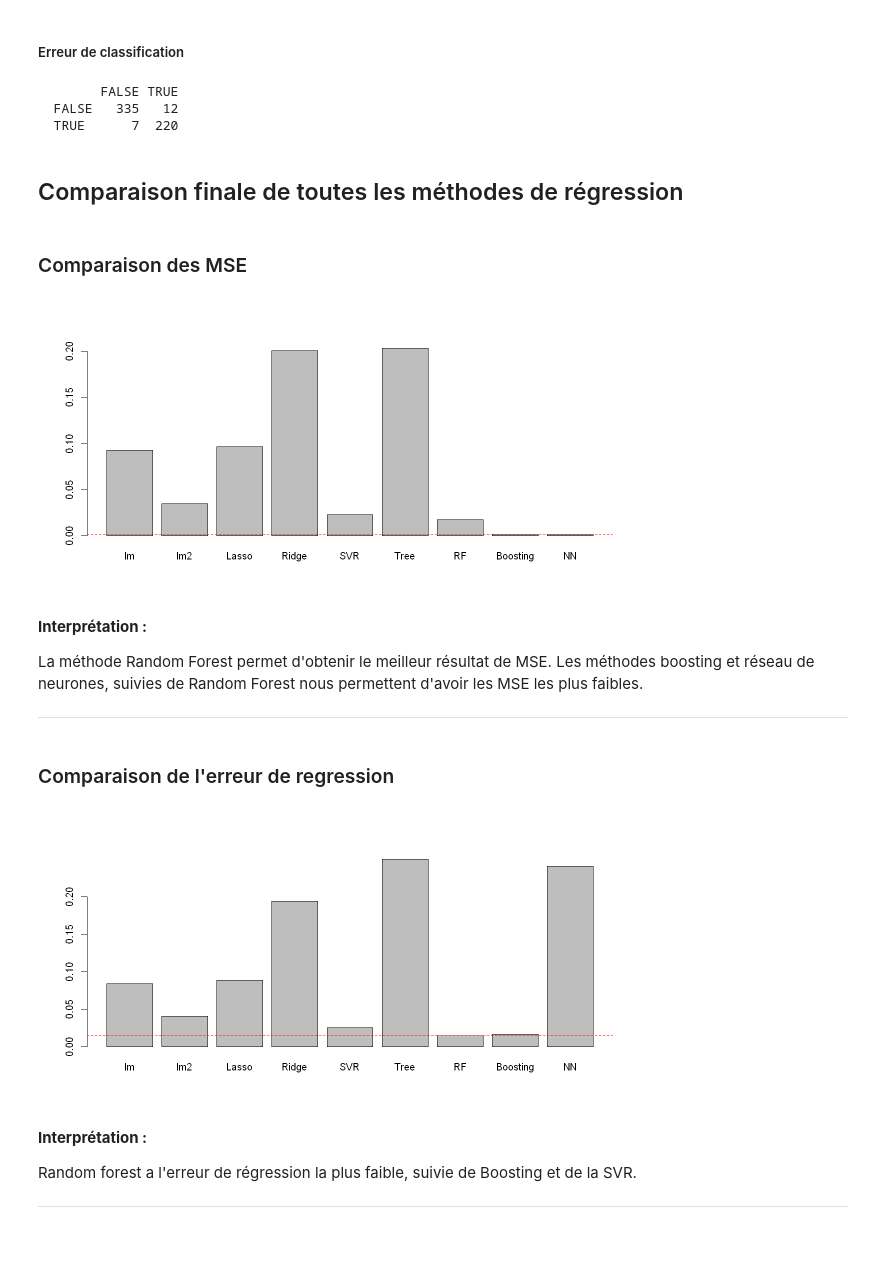
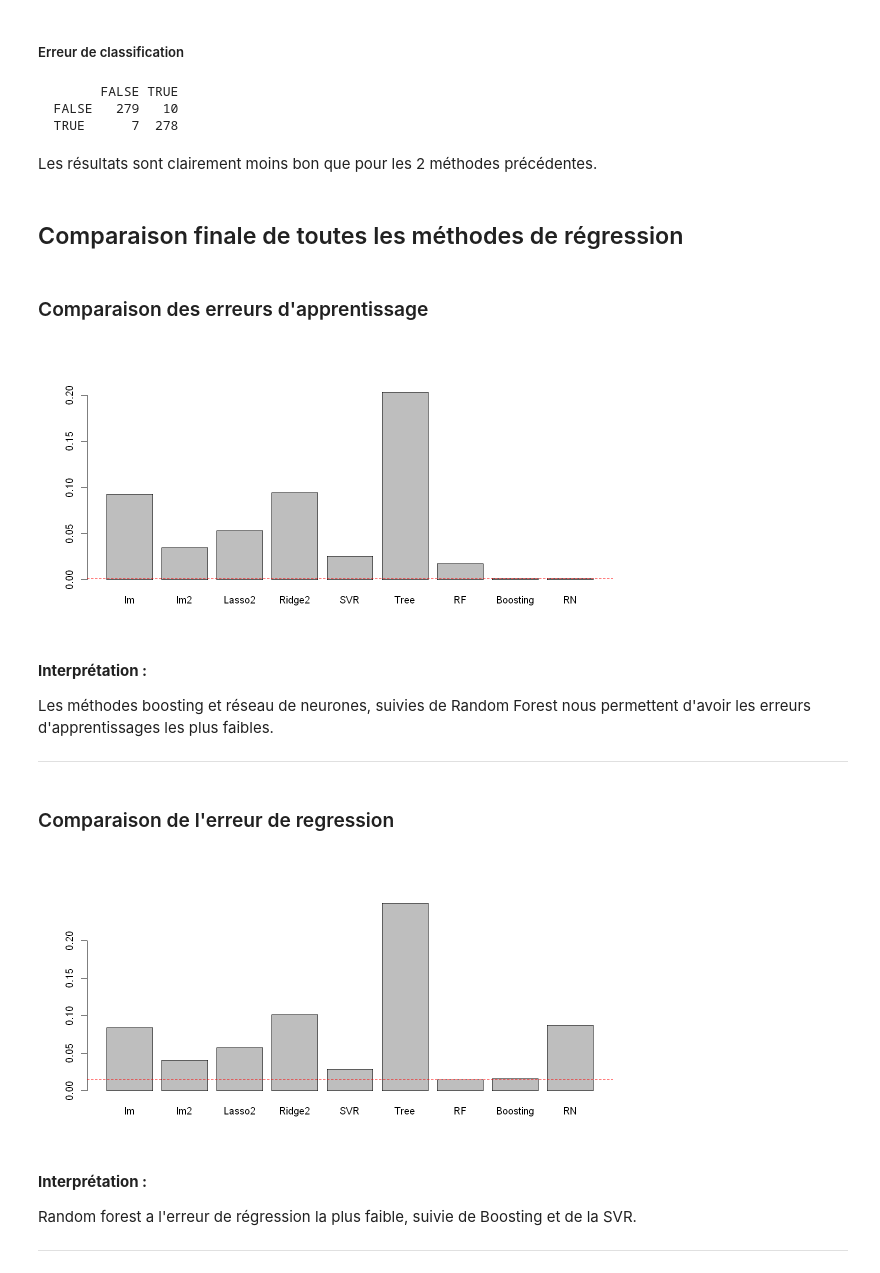
Before and after one commit to PaolaDeTruchis/MachineLearning, a Jupyter notebook: Projet_ML_R.ipynb, the cells around one changed output. Drawn from its saved outputs; the diff is of its cells as text; code cells hidden in the pictures; blank space fills up the shorter version.

```diff
--- a/Projet_ML_R.ipynb
+++ b/Projet_ML_R.ipynb
@@ -1968,6 +1916,6 @@ Nous prendrons donc mtry = 6, nous posons ntree = 500 (suffisament pour que le m
 # %%
 fa.reg=randomForest(L_Value_CO2 ~., data=data_appr,xtest=data_test[,-c(9)],ytest=data_test[,"L_Value_CO2"],
-   ntree=500,do.trace=50,importance=TRUE,mtry = 6,critère = 'gini',min_samples_split=2, min_samples_leaf=1)
+   ntree=1000,do.trace=50,importance=TRUE,mtry = 6,critère = 'gini',min_samples_split=2, min_samples_leaf=1)
 # %% [output]
      |      Out-of-bag   |       Test set    |
 Tree |      MSE  %Var(y) |      MSE  %Var(y) |
@@ -2090,7 +2043,7 @@ library(caret)
 
 # Hyperparamètres à tester
 param_grid <- expand.grid(
-  interaction.depth = c(7,10,12),
+  interaction.depth = c(10,12,14),
   shrinkage = c(0.05,0.07,0.1),  # Valeurs du taux d'apprentissage
   n.minobsinnode = c(2,5,7),     # Valeurs du nombre minimum d'observations par nœud
   n.trees = 1000                 # Valeur du nombre d'arbres
@@ -2234,7 +2188,7 @@ library(MASS)
 library(nnet)
 library(e1071)
 # %%
-tuning_result = tune.nnet(L_Value_CO2~.,data=data_appr,size=c(3,4,5,6),decay=c(1,2,3),maxit=200,linout=TRUE)
+tuning_result = tune.nnet(L_Value_CO2~.,data=data_appr,size=c(2,3,4),decay=c(2,3,4),maxit=200,linout=TRUE)
 #plot(tune.nnet(L_Value_CO2~.,data=data_appr,size=4:5,decay=1:10))
 # %%
 best_size = tuning_result$best.parameter$size
@@ -2307,41 +2261,42 @@ paste('Erreur de régression avec Réseau de Neuronne', e_reg_rn)
 # %% [markdown]
 ##### Erreur de classification
 # %%
-table(pred.rn>10,data_test[,"L_Value_CO2"]>10)
+table(pred.rn>CO2_moy,data_test[,"L_Value_CO2"]>CO2_moy)
 # %% [output]
         FALSE TRUE
-  FALSE   335   12
-  TRUE      7  220
+  FALSE   279   10
+  TRUE      7  278
+# %% [markdown]
+Les résultats sont clairement moins bon que pour les 2 méthodes précédentes.
 # %% [markdown]
 ## Comparaison finale de toutes les méthodes de régression
 # %% [markdown]
-### Comparaison des MSE
+### Comparaison des erreurs d'apprentissage
 # %%
-method_names <- c("lm","lm2","Lasso","Ridge","SVR", "Tree", "RF", "Boosting", "NN")
+method_names <- c("lm","lm2","Lasso2","Ridge2","SVR", "Tree", "RF", "Boosting", "RN")
 
-MSE_fin=c(mse_lm, mse_lm2, mse_lasso, mse_ridge,mse_svr,mse_tree,mse_fa, mse_boost, mse_rn)
+MSE_fin=c(mse_lm, mse_lm2, mse_lasso2, mse_ridge2,mse_svr,mse_tree,mse_fa, mse_boost, mse_rn)
 barplot(MSE_fin,names.arg = method_names)
 
 min_MSE = min(MSE_fin)
 abline(h = min_MSE, col = "red", lty = 2)
 # %% [output]
-[figure, old version]
+[figure, new version]
 # %% [markdown]
 **Interprétation :**
 
-La méthode Random Forest permet d'obtenir le meilleur résultat de MSE.
-Les méthodes boosting et réseau de neurones, suivies de Random Forest nous permettent d'avoir les MSE les plus faibles.
+Les méthodes boosting et réseau de neurones, suivies de Random Forest nous permettent d'avoir les erreurs d'apprentissages les plus faibles.
 
 ---
 # %% [markdown]
 ### Comparaison de l'erreur de regression
 # %%
-err_regr=c(e_reg_lm,e_reg_lm2,e_reg_lasso,e_reg_ridge,e_reg_smv,e_reg_treer, e_reg_far,e_reg_boostr, e_reg_rn)
+err_regr=c(e_reg_lm,e_reg_lm2,e_reg_lasso2,e_reg_ridge2,e_reg_smv,e_reg_treer, e_reg_far,e_reg_boostr, e_reg_rn)
 barplot(err_regr,names.arg = method_names)
 min_ereg = min(err_regr)
 abline(h = min_ereg, col = "red", lty = 2)
 # %% [output]
-[figure, old version]
+[figure, new version]
 # %% [markdown]
 **Interprétation :**
 
```
Also changed, not shown: parts of 169 cells of this notebook.
